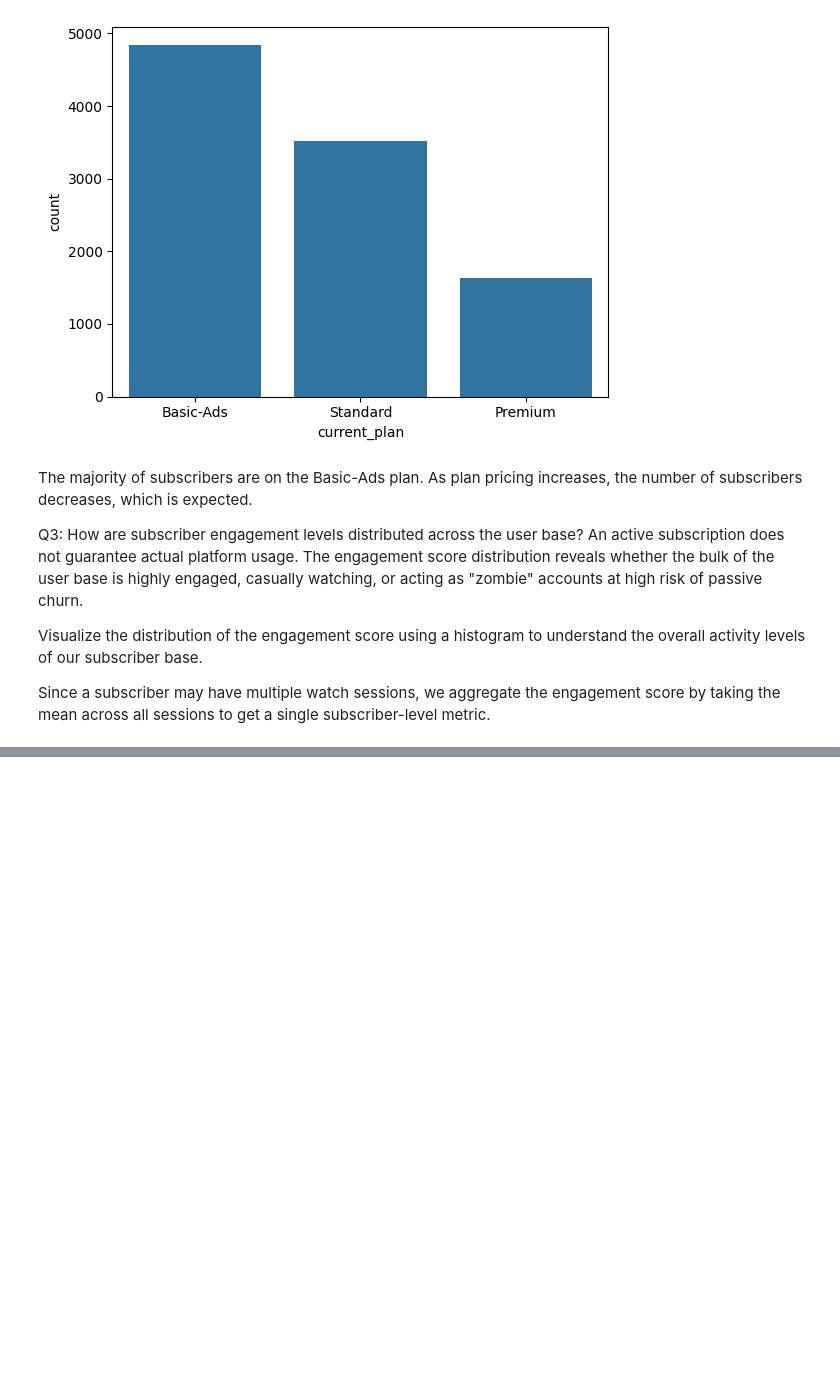
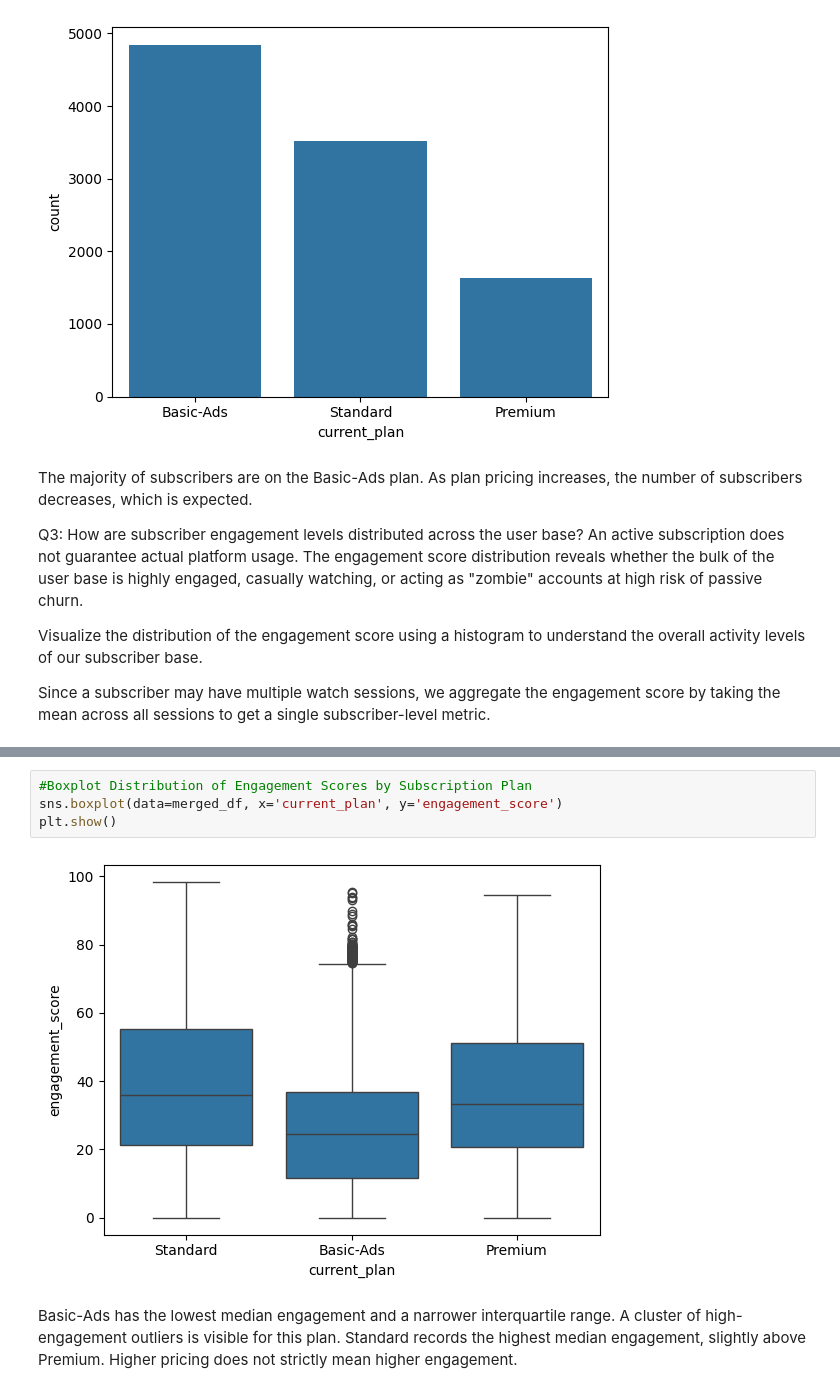
Before and after one commit to rachanachoudhary/ML-Learning, a Jupyter notebook: EDA - Pandas_Seaborn_matplot.ipynb, the cells around one changed output, grey strips where cells are left out. Cells and saved outputs as stored; diff of their text form; blank space fills up the shorter version.

```diff
--- a/EDA - Pandas_Seaborn_matplot.ipynb
+++ b/EDA - Pandas_Seaborn_matplot.ipynb
@@ -312,0 +340,10 @@ merged_df = pd.merge(df_subscribers, subscriber_engagement, on='subscriber_id',
+# %%
+#Boxplot Distribution of Engagement Scores by Subscription Plan
+sns.boxplot(data=merged_df, x='current_plan', y='engagement_score')
+plt.show()
+# %% [output]
+[figure, added]
+# %% [markdown]
+Basic-Ads has the lowest median engagement and a narrower interquartile range. A cluster of high-engagement outliers is visible for this plan.
+Standard records the highest median engagement, slightly above Premium.
+Higher pricing does not strictly mean higher engagement.
```
Also changed, not shown: parts of 25 cells of this notebook.
